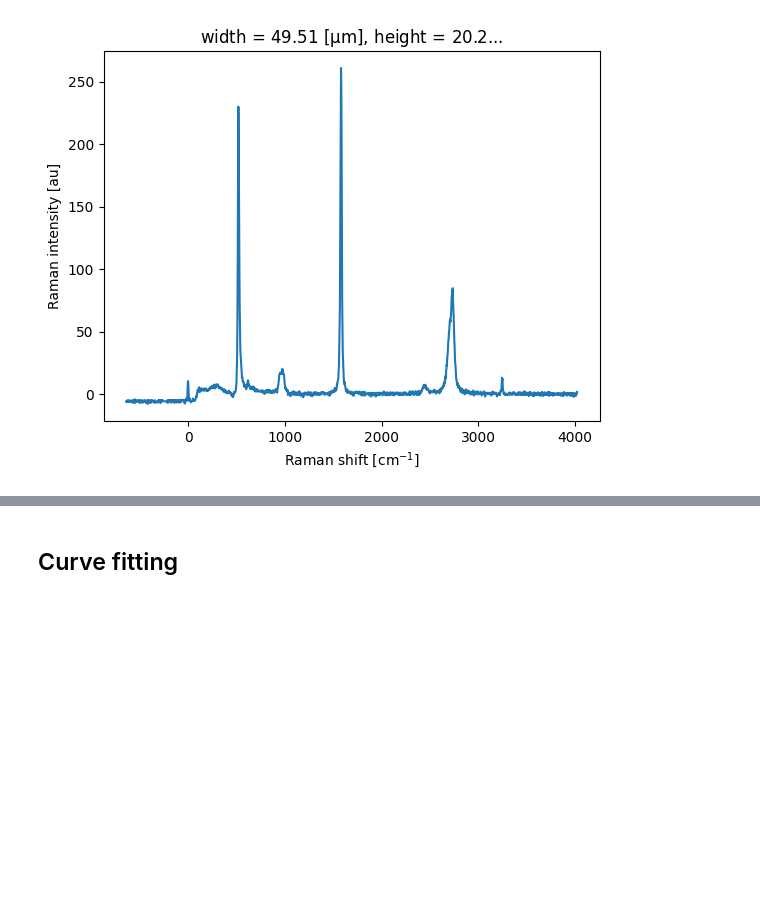
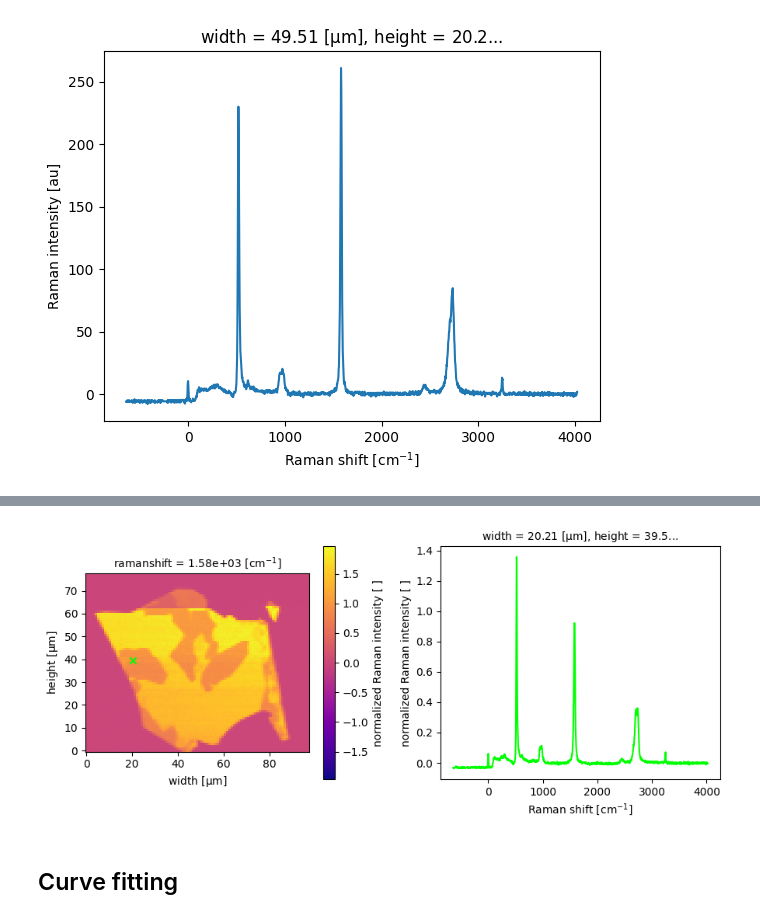
Before and after one commit to zrbyte/ramantools, a Jupyter notebook: ramantools tutorial.ipynb, the cells around one changed output, grey strips where cells are left out. Saved outputs shown, nothing was run; the diff lists cells and outputs as text; code cells hidden in the pictures; blank space fills up the shorter version.

```diff
--- a/ramantools tutorial.ipynb
+++ b/ramantools tutorial.ipynb
@@ -437,3 +477,7 @@ m_nobg.sel(height = 20, width = 50, method = 'nearest').plot()
+# %%
+new_m.plotspec(20, 40, 1580)
+# %% [output]
+[figure, added]
 # %% [markdown]
 ## Curve fitting
 # %% [markdown]
```
Also changed, not shown: parts of 16 cells of this notebook, 9 other files.
